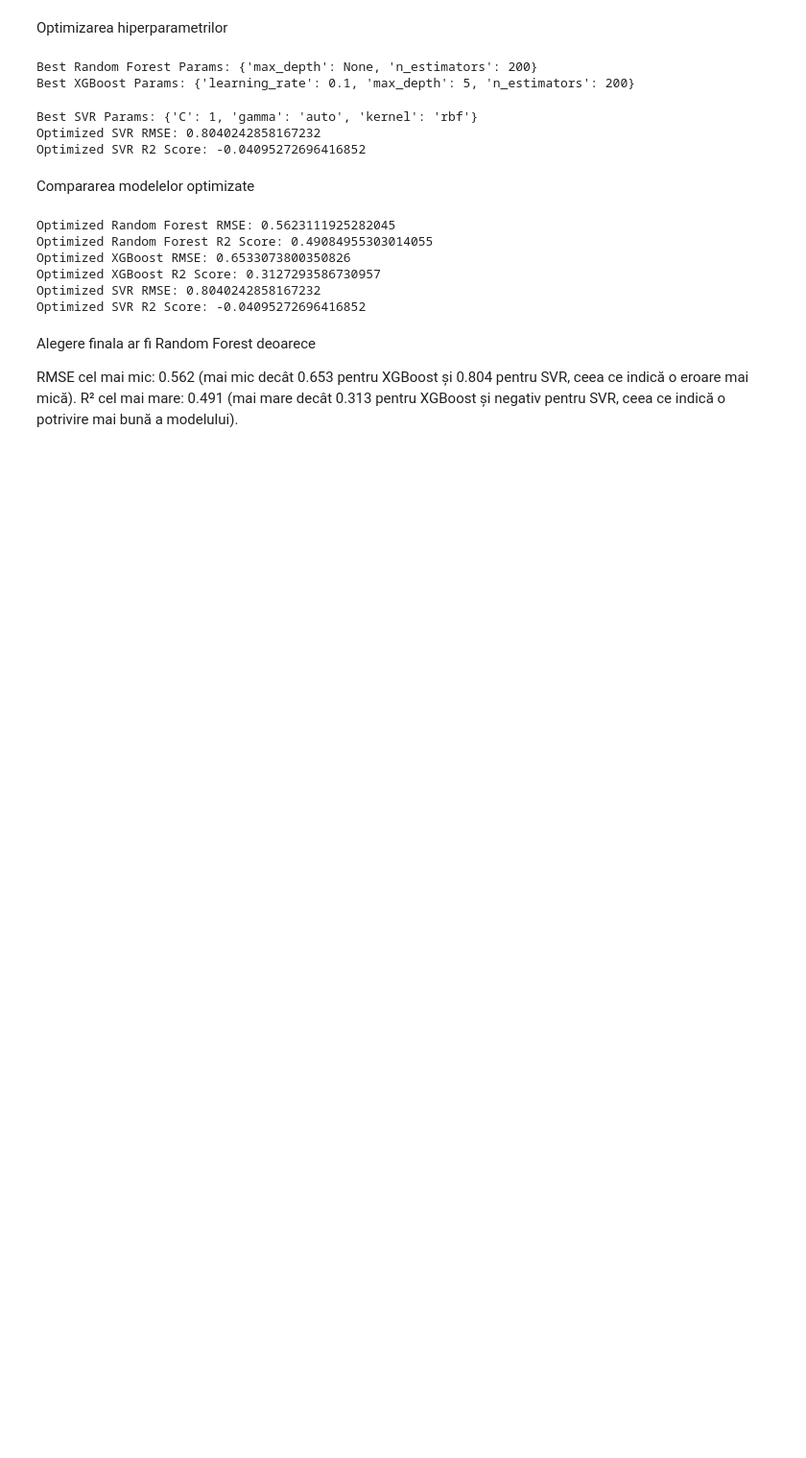
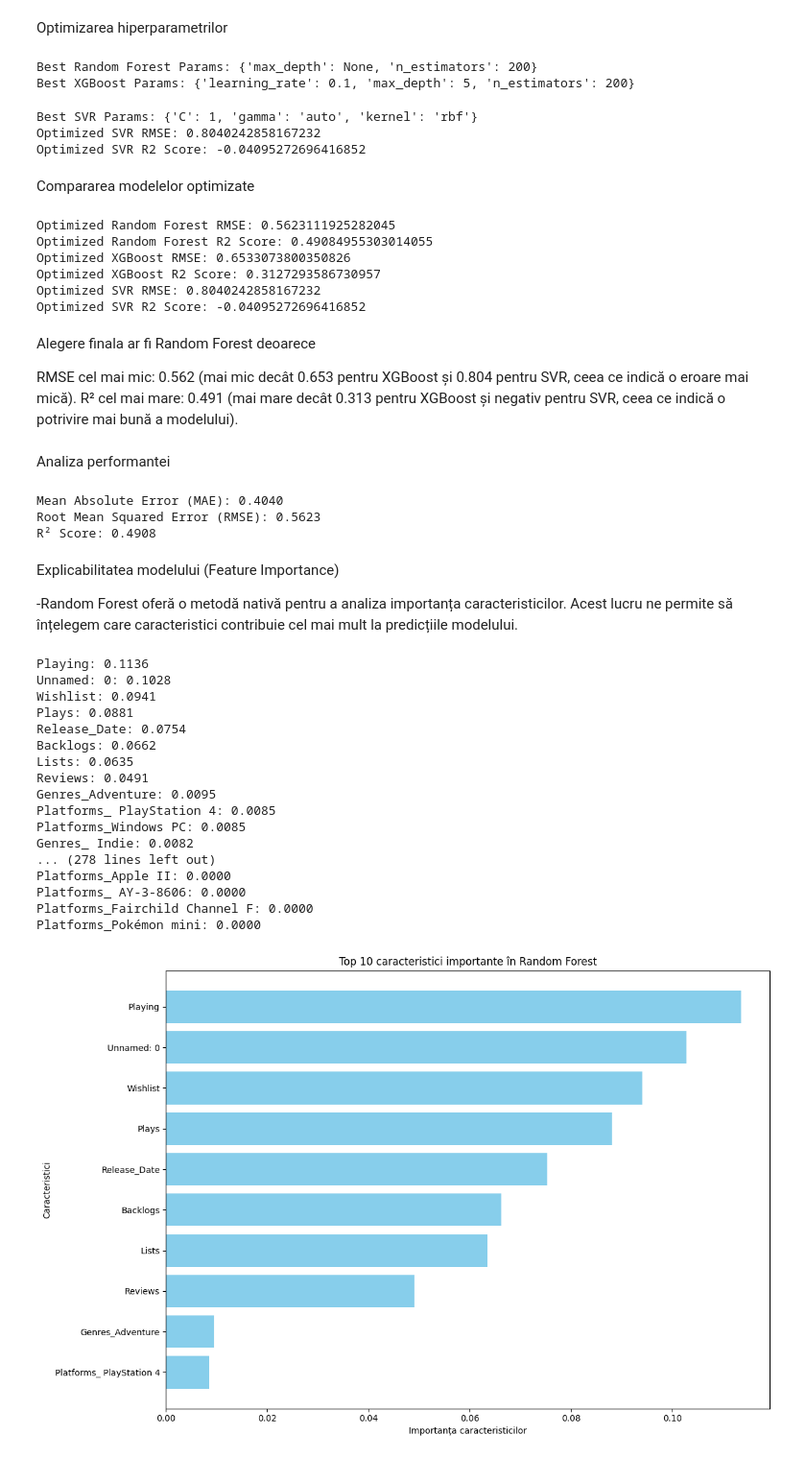
Before and after one commit to Catalinaqk/PopularVideoGamess, a Jupyter notebook: PopularGames.ipynb, the cells around one changed output. Shown: that part at 96% size. Cells and saved outputs as stored; diff of their text form; code cells hidden in the pictures; blank space fills up the shorter version.

Commit message:
am facut analiza, etc, lab 10

```diff
--- a/PopularGames.ipynb
+++ b/PopularGames.ipynb
@@ -614,3 +614,64 @@ Alegere finala ar fi Random Forest deoarece
 
 RMSE cel mai mic: 0.562 (mai mic decât 0.653 pentru XGBoost și 0.804 pentru SVR, ceea ce indică o eroare mai mică).
 R² cel mai mare: 0.491 (mai mare decât 0.313 pentru XGBoost și negativ pentru SVR, ceea ce indică o potrivire mai bună a modelului).
+# %% [markdown]
+Analiza performantei
+# %%
+# Evaluare detaliată a modelului final
+from sklearn.metrics import mean_absolute_error
+
+# Calcularea erorilor
+rf_final_predictions = rf_best_model.predict(X_test)
+mae = mean_absolute_error(y_test, rf_final_predictions)
+rmse = np.sqrt(mean_squared_error(y_test, rf_final_predictions))
+r2 = r2_score(y_test, rf_final_predictions)
+
+print(f"Mean Absolute Error (MAE): {mae:.4f}")
+print(f"Root Mean Squared Error (RMSE): {rmse:.4f}")
+print(f"R² Score: {r2:.4f}")
+# %% [output]
+Mean Absolute Error (MAE): 0.4040
+Root Mean Squared Error (RMSE): 0.5623
+R² Score: 0.4908
+# %% [markdown]
+Explicabilitatea modelului (Feature Importance)
+
+-Random Forest oferă o metodă nativă pentru a analiza importanța caracteristicilor. Acest lucru ne permite să înțelegem care caracteristici contribuie cel mai mult la predicțiile modelului.
+# %%
+# Importanța caracteristicilor
+importances = rf_best_model.feature_importances_
+feature_names = X_train.columns
+sorted_indices = np.argsort(importances)[::-1]
+
+# Afișarea importanței caracteristicilor
+for idx in sorted_indices:
+    print(f"{feature_names[idx]}: {importances[idx]:.4f}")
+
+top_n = 10
+plt.figure(figsize=(12, 8))
+plt.barh(feature_names[sorted_indices][:top_n], importances[sorted_indices][:top_n], color='skyblue')
+plt.xlabel("Importanța caracteristicilor")
+plt.ylabel("Caracteristici")
+plt.title(f"Top {top_n} caracteristici importante în Random Forest")
+plt.gca().invert_yaxis()
+plt.tight_layout()
+plt.show()
+# %% [output]
+Playing: 0.1136
+Unnamed: 0: 0.1028
+Wishlist: 0.0941
+Plays: 0.0881
+Release_Date: 0.0754
+Backlogs: 0.0662
+Lists: 0.0635
+Reviews: 0.0491
+Genres_Adventure: 0.0095
+Platforms_ PlayStation 4: 0.0085
+Platforms_Windows PC: 0.0085
+Genres_ Indie: 0.0082
+... (278 lines left out)
+Platforms_Apple II: 0.0000
+Platforms_ AY-3-8606: 0.0000
+Platforms_Fairchild Channel F: 0.0000
+Platforms_Pokémon mini: 0.0000
+[figure, added]
```
Also changed, not shown: parts of 7 cells of this notebook.
